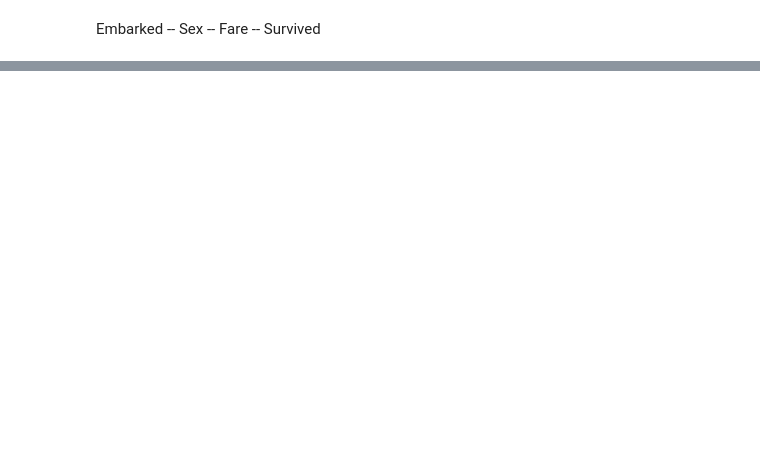
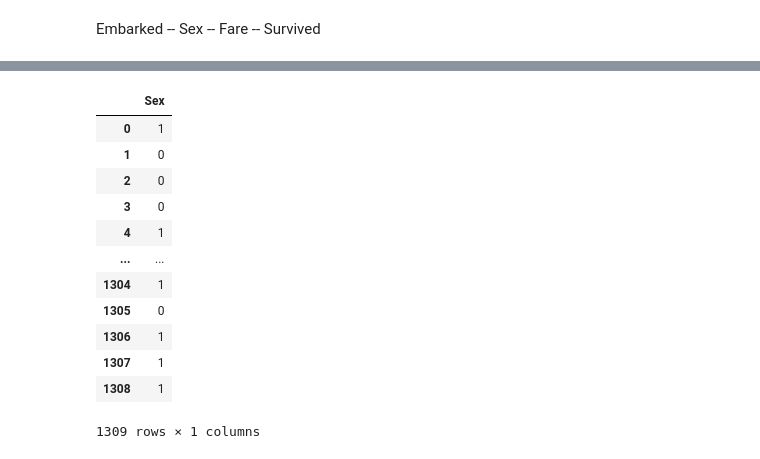
Before and after one commit to MertHasanAslan/titanic_ml, a Jupyter notebook: src/titanic_ml.ipynb, the cells around one changed output, grey strips where cells are left out. Saved outputs shown, nothing was run; the diff lists cells and outputs as text; code cells hidden in the pictures; blank space fills up the shorter version.

```diff
--- a/src/titanic_ml.ipynb
+++ b/src/titanic_ml.ipynb
@@ -487,0 +523,17 @@ plt.show()
+# %%
+full_df["Sex"] = [1 if i == "male" else 0 for i in full_df["Sex"]]
+full_df[["Sex"]]
+# %% [output]
+|  | Sex |
+| 0 | 1 |
+| 1 | 0 |
+| 2 | 0 |
+| 3 | 0 |
+| 4 | 1 |
+| ... | ... |
+| 1304 | 1 |
+| 1305 | 0 |
+| 1306 | 1 |
+| 1307 | 1 |
+| 1308 | 1 |
+1309 rows × 1 columns
```
Also changed, not shown: parts of 12 cells of this notebook.
